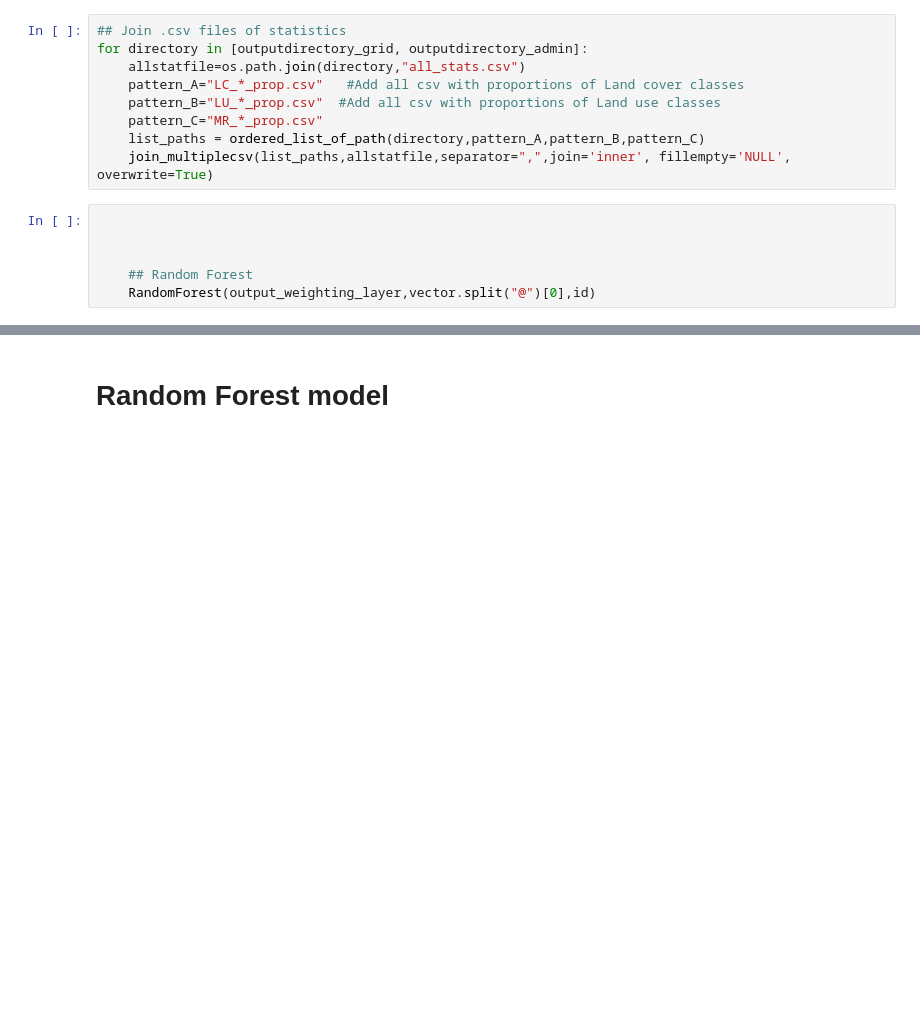
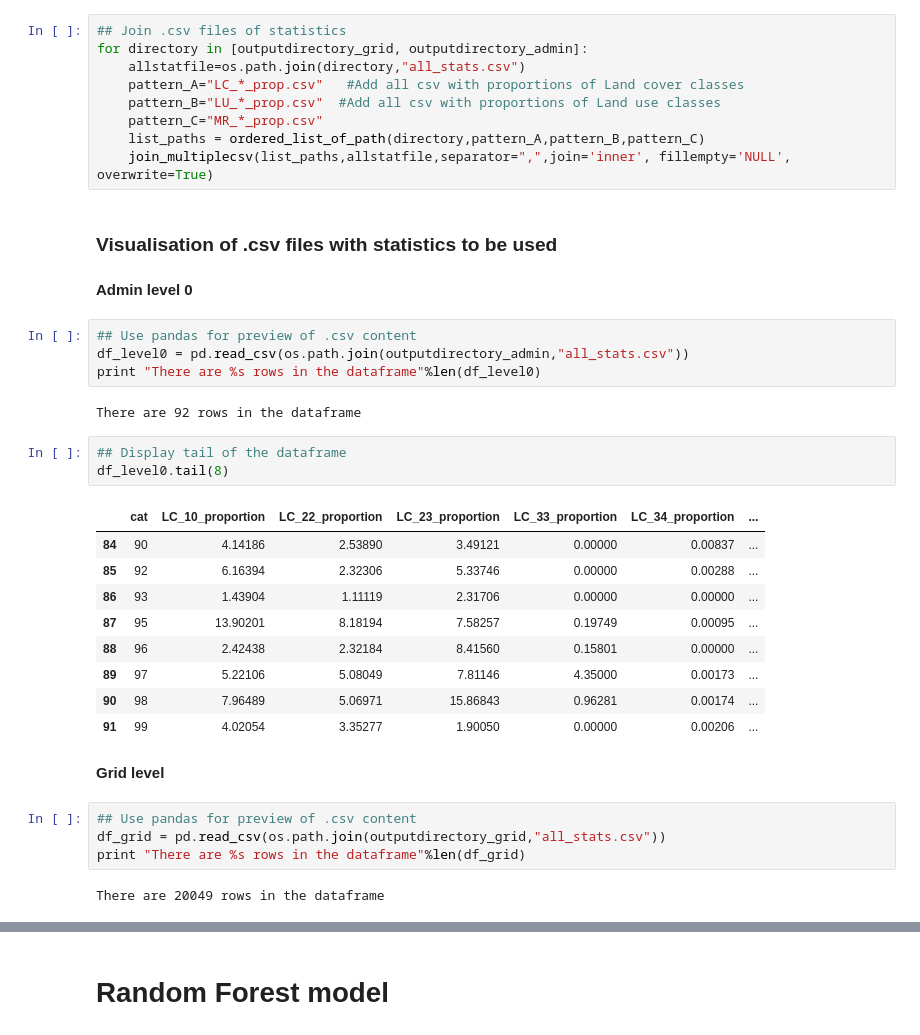
Before and after one commit to tgrippa/Dasymetric_mapping_using_GRASSGIS, a Jupyter notebook: notebooks/2_Processing.ipynb, the cells around one changed output, grey strips where cells are left out. Drawn from its saved outputs; the diff is of its cells as text; blank space fills up the shorter version.

```diff
--- a/notebooks/2_Processing.ipynb
+++ b/notebooks/2_Processing.ipynb
@@ -586,9 +660,34 @@ for directory in [outputdirectory_grid, outputdirectory_admin]:
     pattern_C="MR_*_prop.csv"
     list_paths = ordered_list_of_path(directory,pattern_A,pattern_B,pattern_C)
     join_multiplecsv(list_paths,allstatfile,separator=",",join='inner', fillempty='NULL', overwrite=True)
-# %%
-
-
-
-    ## Random Forest
-    RandomForest(output_weighting_layer,vector.split("@")[0],id)
+# %% [markdown]
+### Visualisation of .csv files with statistics to be used
+# %% [markdown]
+**Admin level 0**
+# %%
+## Use pandas for preview of .csv content
+df_level0 = pd.read_csv(os.path.join(outputdirectory_admin,"all_stats.csv"))
+print "There are %s rows in the dataframe"%len(df_level0)
+# %% [output]
+There are 92 rows in the dataframe
+# %%
+## Display tail of the dataframe
+df_level0.tail(8)
+# %% [output]
+|  | cat | LC_10_proportion | LC_22_proportion | LC_23_proportion | LC_33_proportion | LC_34_proportion | ... |
+| 84 | 90 | 4.14186 | 2.53890 | 3.49121 | 0.00000 | 0.00837 | ... |
+| 85 | 92 | 6.16394 | 2.32306 | 5.33746 | 0.00000 | 0.00288 | ... |
+| 86 | 93 | 1.43904 | 1.11119 | 2.31706 | 0.00000 | 0.00000 | ... |
+| 87 | 95 | 13.90201 | 8.18194 | 7.58257 | 0.19749 | 0.00095 | ... |
+| 88 | 96 | 2.42438 | 2.32184 | 8.41560 | 0.15801 | 0.00000 | ... |
+| 89 | 97 | 5.22106 | 5.08049 | 7.81146 | 4.35000 | 0.00173 | ... |
+| 90 | 98 | 7.96489 | 5.06971 | 15.86843 | 0.96281 | 0.00174 | ... |
+| 91 | 99 | 4.02054 | 3.35277 | 1.90050 | 0.00000 | 0.00206 | ... |
+# %% [markdown]
+**Grid level**
+# %%
+## Use pandas for preview of .csv content
+df_grid = pd.read_csv(os.path.join(outputdirectory_grid,"all_stats.csv"))
+print "There are %s rows in the dataframe"%len(df_grid)
+# %% [output]
+There are 20049 rows in the dataframe
```
Also changed, not shown: parts of 20 cells of this notebook.
